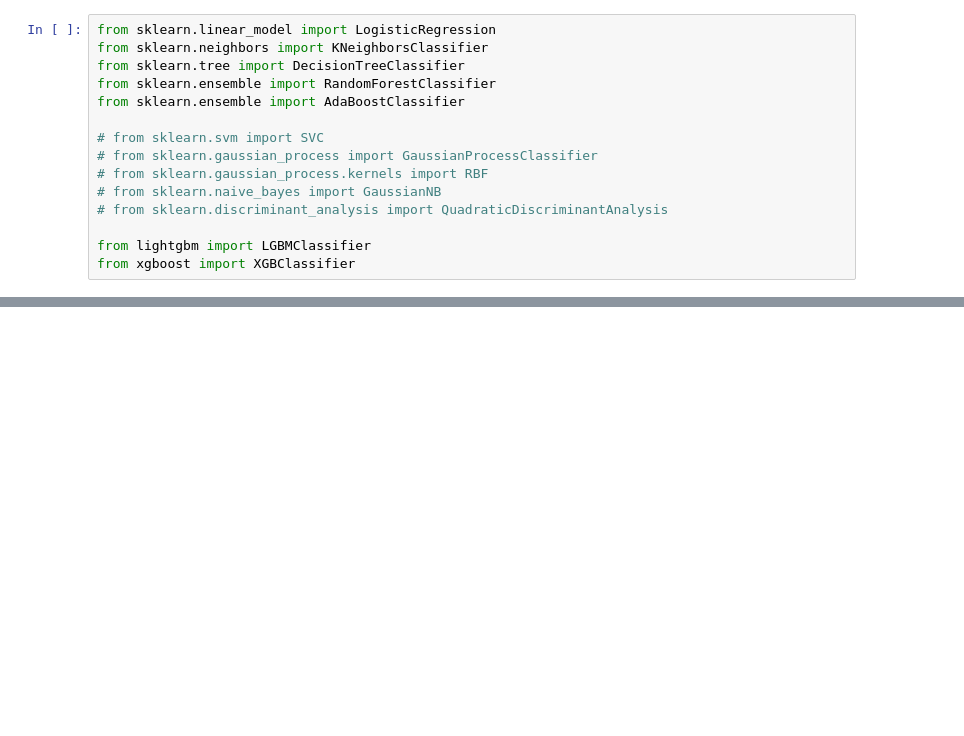
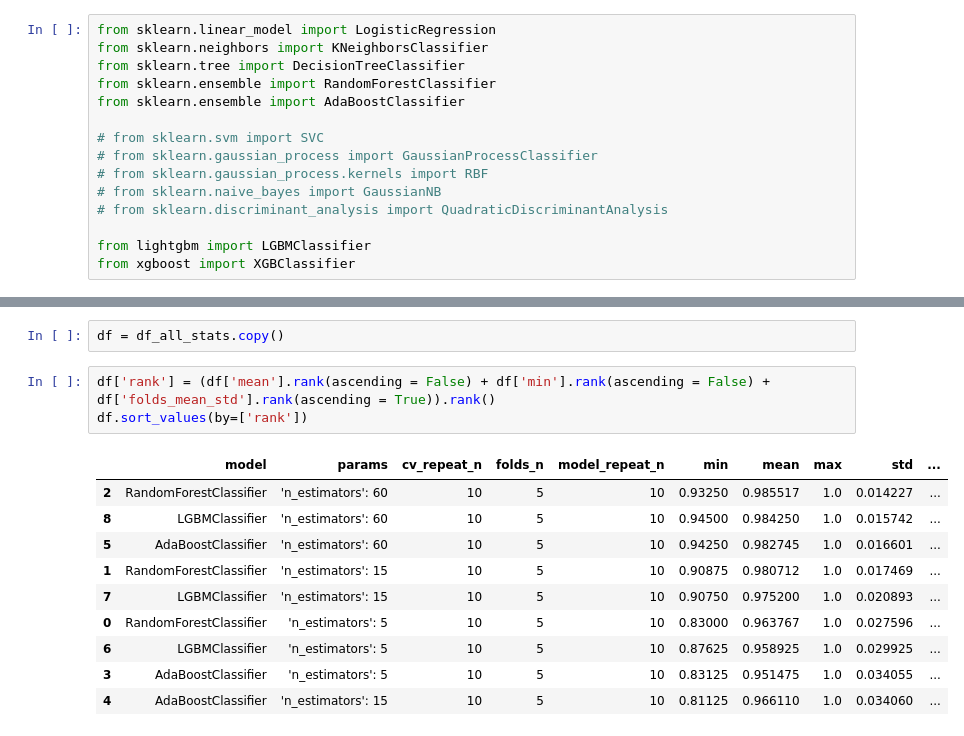
Before and after one commit to WaldemarWalo/DataScienceProjects, a Jupyter notebook: Bearing_Classification/40.models.ipynb, the cells around one changed output, grey strips where cells are left out. Drawn from its saved outputs; the diff is of its cells as text; blank space fills up the shorter version.

```diff
--- a/Bearing_Classification/40.models.ipynb
+++ b/Bearing_Classification/40.models.ipynb
@@ -263,0 +227,16 @@ s.style.bar(
+# %%
+df = df_all_stats.copy()
+# %%
+df['rank'] = (df['mean'].rank(ascending = False) + df['min'].rank(ascending = False) + df['folds_mean_std'].rank(ascending = True)).rank()
+df.sort_values(by=['rank'])
+# %% [output]
+|  | model | params | cv_repeat_n | folds_n | model_repeat_n | min | mean | max | std | ... |
+| 2 | RandomForestClassifier | 'n_estimators': 60 | 10 | 5 | 10 | 0.93250 | 0.985517 | 1.0 | 0.014227 | ... |
+| 8 | LGBMClassifier | 'n_estimators': 60 | 10 | 5 | 10 | 0.94500 | 0.984250 | 1.0 | 0.015742 | ... |
+| 5 | AdaBoostClassifier | 'n_estimators': 60 | 10 | 5 | 10 | 0.94250 | 0.982745 | 1.0 | 0.016601 | ... |
+| 1 | RandomForestClassifier | 'n_estimators': 15 | 10 | 5 | 10 | 0.90875 | 0.980712 | 1.0 | 0.017469 | ... |
+| 7 | LGBMClassifier | 'n_estimators': 15 | 10 | 5 | 10 | 0.90750 | 0.975200 | 1.0 | 0.020893 | ... |
+| 0 | RandomForestClassifier | 'n_estimators': 5 | 10 | 5 | 10 | 0.83000 | 0.963767 | 1.0 | 0.027596 | ... |
+| 6 | LGBMClassifier | 'n_estimators': 5 | 10 | 5 | 10 | 0.87625 | 0.958925 | 1.0 | 0.029925 | ... |
+| 3 | AdaBoostClassifier | 'n_estimators': 5 | 10 | 5 | 10 | 0.83125 | 0.951475 | 1.0 | 0.034055 | ... |
+| 4 | AdaBoostClassifier | 'n_estimators': 15 | 10 | 5 | 10 | 0.81125 | 0.966110 | 1.0 | 0.034060 | ... |
```
Also changed, not shown: parts of 29 cells of this notebook, 3 other files.
